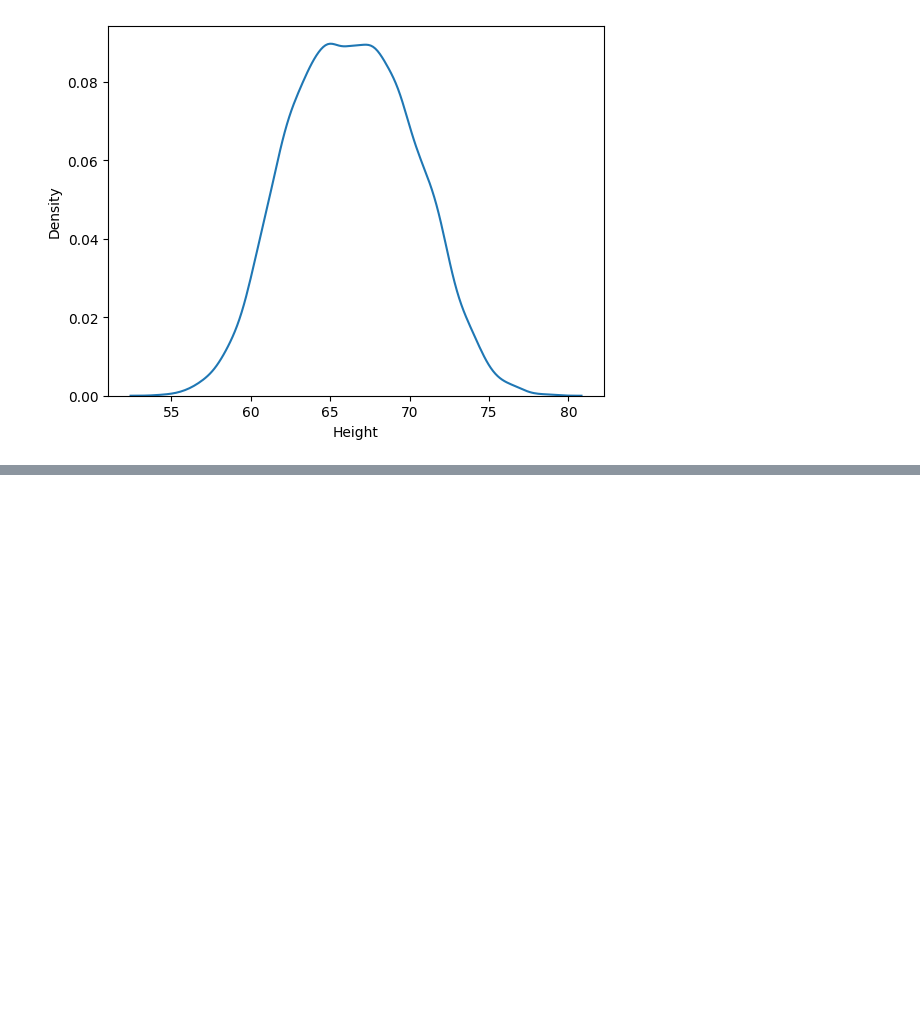
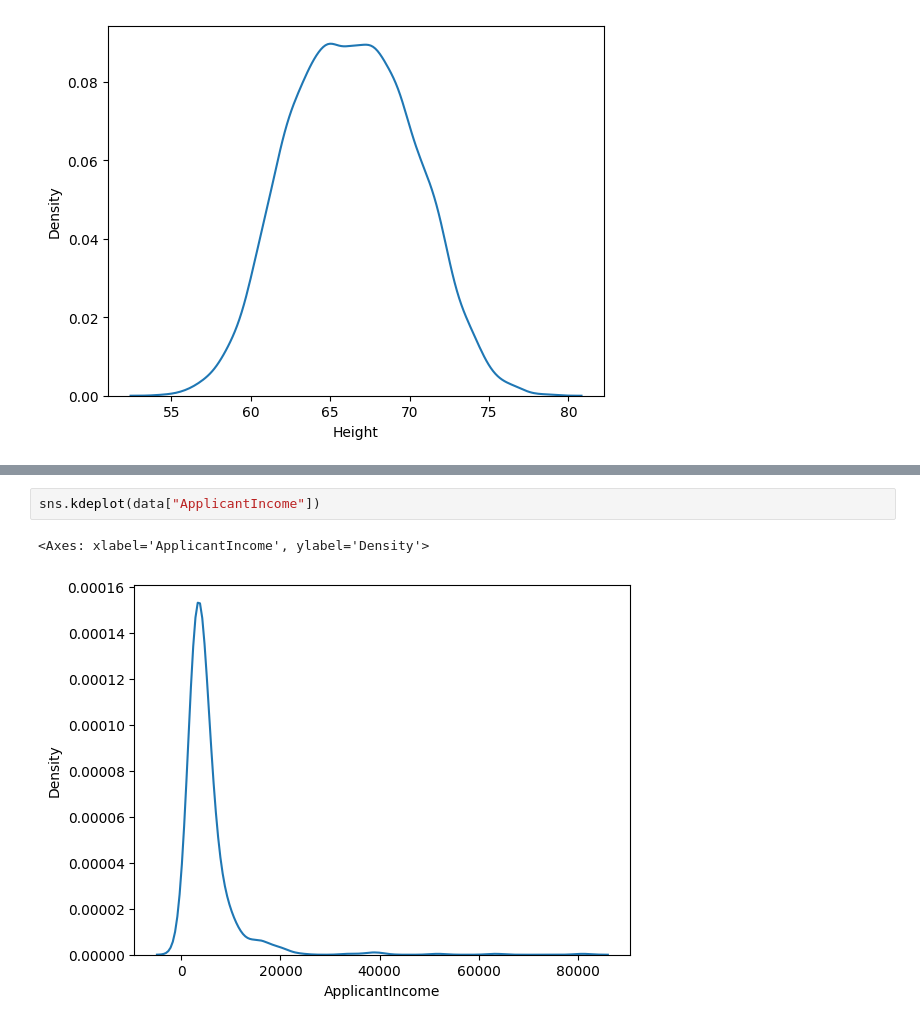
Before and after one commit to tanviparmarrajput/DATA-CLAENING-DATA-VISUALIZATION, a Jupyter notebook: 8outliers.ipynb, the cells around one changed output, grey strips where cells are left out. Cells and saved outputs as stored; diff of their text form; blank space fills up the shorter version.

```diff
--- a/8outliers.ipynb
+++ b/8outliers.ipynb
@@ -54,0 +90,5 @@ plt.show()
+# %%
+sns.kdeplot(data["ApplicantIncome"])
+# %% [output]
+<Axes: xlabel='ApplicantIncome', ylabel='Density'>
+[figure, added]
```
Also changed, not shown: parts of 6 cells of this notebook, 1 other file.
